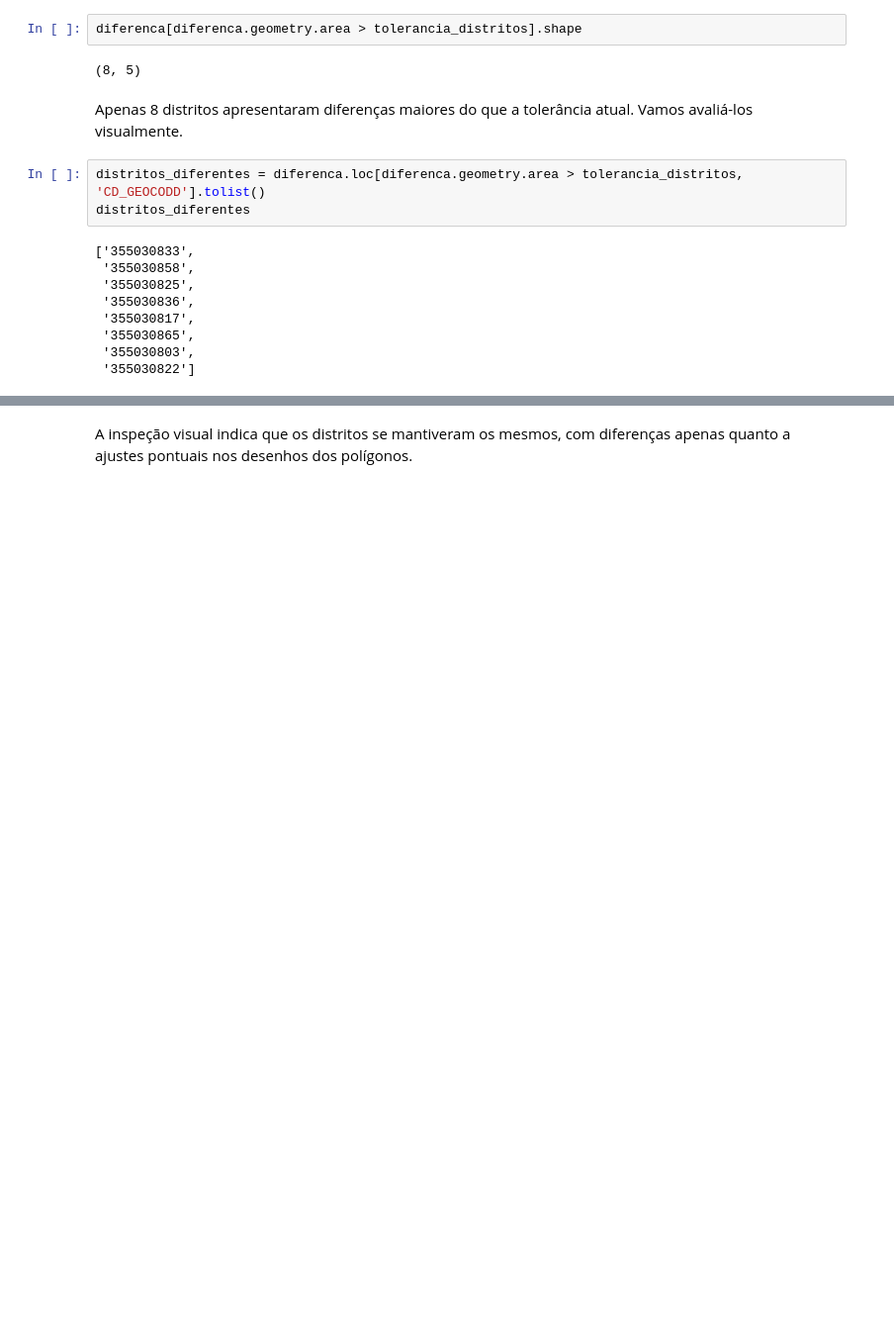
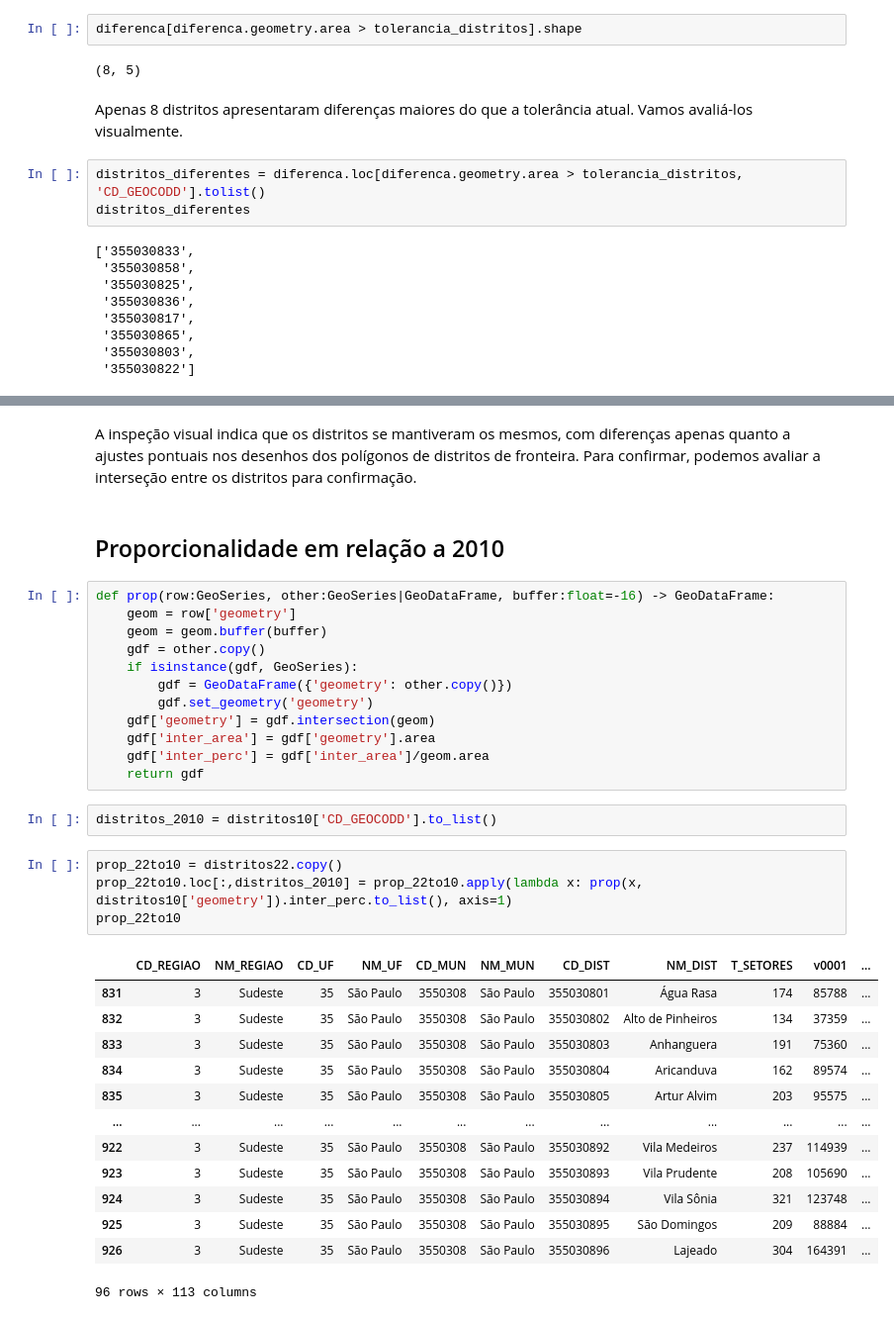
Before and after one commit to sepep-pmsp/compatibilizacao-setores-censitarios, a Jupyter notebook: Compatibilização.ipynb, the cells around one changed output, grey strips where cells are left out. Shown at 99% size. Saved outputs shown, nothing was run; the diff lists cells and outputs as text; blank space fills up the shorter version.

Commit message:
Adicionada a primeira versão de compatibilização proporcional

```diff
--- a/Compatibilização.ipynb
+++ b/Compatibilização.ipynb
@@ -288,4 +289,38 @@ mapa_distritos
 # %% [output]
 [interactive output not drawn]
 # %% [markdown]
-A inspeção visual indica que os distritos se mantiveram os mesmos, com diferenças apenas quanto a ajustes pontuais nos desenhos dos polígonos.
+A inspeção visual indica que os distritos se mantiveram os mesmos, com diferenças apenas quanto a ajustes pontuais nos desenhos dos polígonos de distritos de fronteira. Para confirmar, podemos avaliar a interseção entre os distritos para confirmação.
+# %% [markdown]
+## Proporcionalidade em relação a 2010
+# %%
+def prop(row:GeoSeries, other:GeoSeries|GeoDataFrame, buffer:float=-16) -> GeoDataFrame:
+    geom = row['geometry']
+    geom = geom.buffer(buffer)
+    gdf = other.copy()
+    if isinstance(gdf, GeoSeries):
+        gdf = GeoDataFrame({'geometry': other.copy()})
+        gdf.set_geometry('geometry')
+    gdf['geometry'] = gdf.intersection(geom)
+    gdf['inter_area'] = gdf['geometry'].area
+    gdf['inter_perc'] = gdf['inter_area']/geom.area
+    return gdf
+# %%
+distritos_2010 = distritos10['CD_GEOCODD'].to_list()
+# %%
+prop_22to10 = distritos22.copy()
+prop_22to10.loc[:,distritos_2010] = prop_22to10.apply(lambda x: prop(x, distritos10['geometry']).inter_perc.to_list(), axis=1)
+prop_22to10
+# %% [output]
+|  | CD_REGIAO | NM_REGIAO | CD_UF | NM_UF | CD_MUN | NM_MUN | CD_DIST | NM_DIST | T_SETORES | v0001 | ... |
+| 831 | 3 | Sudeste | 35 | São Paulo | 3550308 | São Paulo | 355030801 | Água Rasa | 174 | 85788 | ... |
+| 832 | 3 | Sudeste | 35 | São Paulo | 3550308 | São Paulo | 355030802 | Alto de Pinheiros | 134 | 37359 | ... |
+| 833 | 3 | Sudeste | 35 | São Paulo | 3550308 | São Paulo | 355030803 | Anhanguera | 191 | 75360 | ... |
+| 834 | 3 | Sudeste | 35 | São Paulo | 3550308 | São Paulo | 355030804 | Aricanduva | 162 | 89574 | ... |
+| 835 | 3 | Sudeste | 35 | São Paulo | 3550308 | São Paulo | 355030805 | Artur Alvim | 203 | 95575 | ... |
+| ... | ... | ... | ... | ... | ... | ... | ... | ... | ... | ... | ... |
+| 922 | 3 | Sudeste | 35 | São Paulo | 3550308 | São Paulo | 355030892 | Vila Medeiros | 237 | 114939 | ... |
+| 923 | 3 | Sudeste | 35 | São Paulo | 3550308 | São Paulo | 355030893 | Vila Prudente | 208 | 105690 | ... |
+| 924 | 3 | Sudeste | 35 | São Paulo | 3550308 | São Paulo | 355030894 | Vila Sônia | 321 | 123748 | ... |
+| 925 | 3 | Sudeste | 35 | São Paulo | 3550308 | São Paulo | 355030895 | São Domingos | 209 | 88884 | ... |
+| 926 | 3 | Sudeste | 35 | São Paulo | 3550308 | São Paulo | 355030896 | Lajeado | 304 | 164391 | ... |
+96 rows × 113 columns
```
Also changed, not shown: parts of 10 cells of this notebook.
